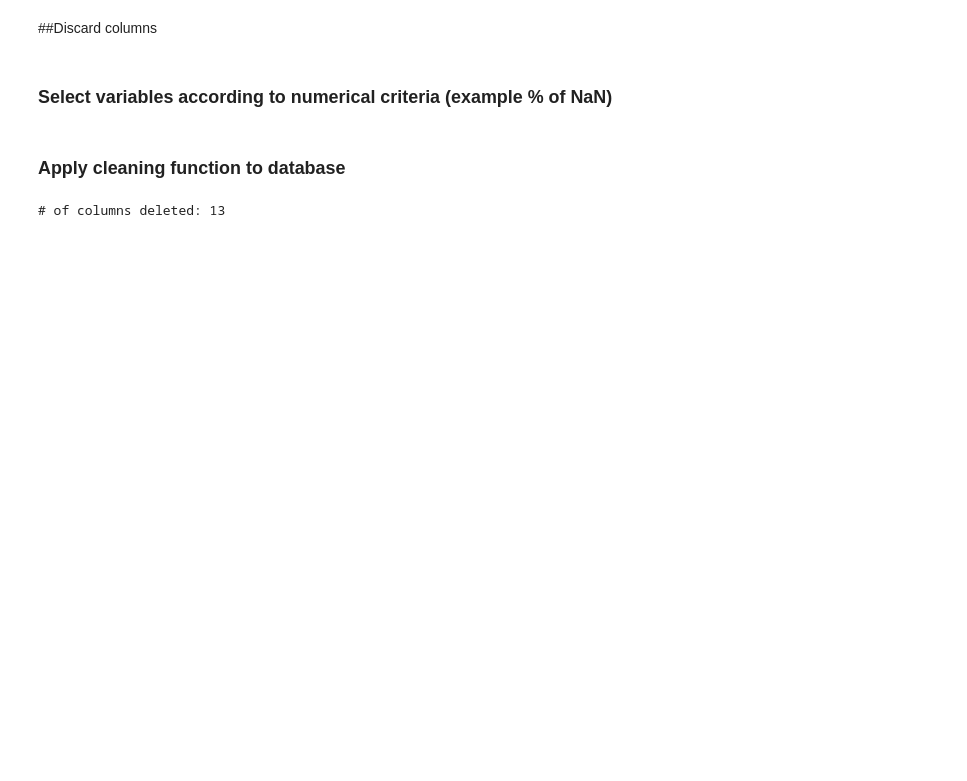
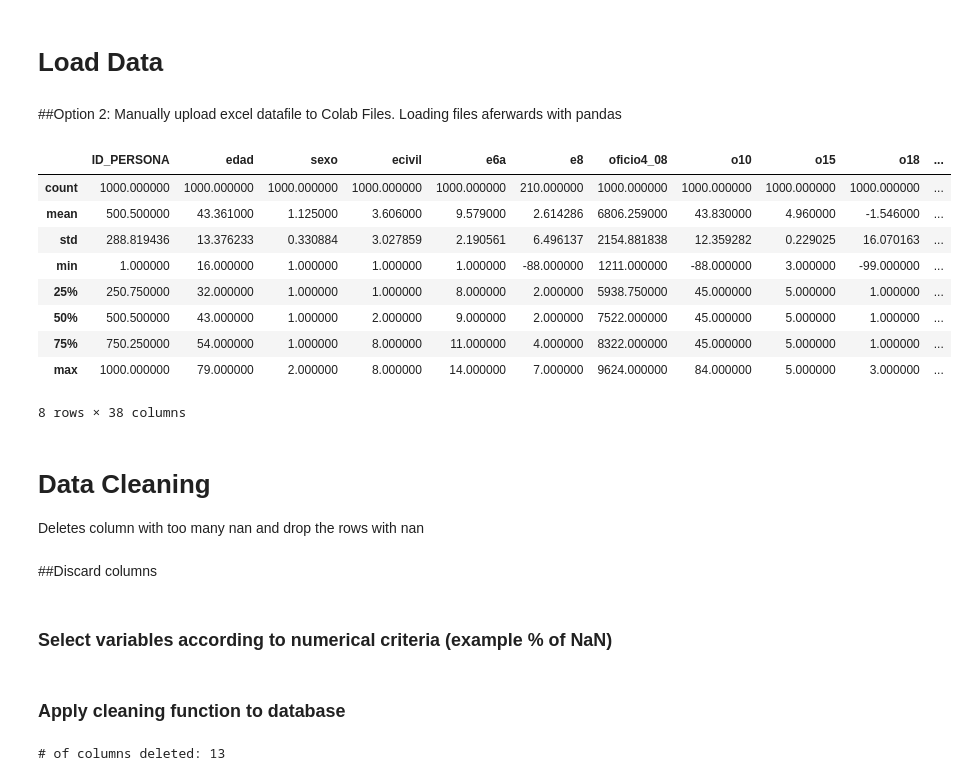
Before and after one commit to fabian-andesite/corma, a Jupyter notebook: BrechaSalarialForestalOficial.ipynb, the cells around one changed output. Drawn from its saved outputs; the diff is of its cells as text; code cells hidden in the pictures; blank space fills up the shorter version.

```diff
--- a/BrechaSalarialForestalOficial.ipynb
+++ b/BrechaSalarialForestalOficial.ipynb
@@ -24 +8,24 @@ data.describe()
+# %% [markdown]
+# Load Data
+# %% [markdown]
+##Option 2: Manually upload excel datafile to Colab Files. Loading files aferwards with pandas
+# %%
+data_path = "base-de-datos-concursantes.xlsx"
+tab_name = "DATOS"
+data = pd.read_excel(data_path, sheet_name=tab_name)
+data.describe()
+# %% [output]
+|  | ID_PERSONA | edad | sexo | ecivil | e6a | e8 | oficio4_08 | o10 | o15 | o18 | ... |
+| count | 1000.000000 | 1000.000000 | 1000.000000 | 1000.000000 | 1000.000000 | 210.000000 | 1000.000000 | 1000.000000 | 1000.000000 | 1000.000000 | ... |
+| mean | 500.500000 | 43.361000 | 1.125000 | 3.606000 | 9.579000 | 2.614286 | 6806.259000 | 43.830000 | 4.960000 | -1.546000 | ... |
+| std | 288.819436 | 13.376233 | 0.330884 | 3.027859 | 2.190561 | 6.496137 | 2154.881838 | 12.359282 | 0.229025 | 16.070163 | ... |
+| min | 1.000000 | 16.000000 | 1.000000 | 1.000000 | 1.000000 | -88.000000 | 1211.000000 | -88.000000 | 3.000000 | -99.000000 | ... |
+| 25% | 250.750000 | 32.000000 | 1.000000 | 1.000000 | 8.000000 | 2.000000 | 5938.750000 | 45.000000 | 5.000000 | 1.000000 | ... |
+| 50% | 500.500000 | 43.000000 | 1.000000 | 2.000000 | 9.000000 | 2.000000 | 7522.000000 | 45.000000 | 5.000000 | 1.000000 | ... |
+| 75% | 750.250000 | 54.000000 | 1.000000 | 8.000000 | 11.000000 | 4.000000 | 8322.000000 | 45.000000 | 5.000000 | 1.000000 | ... |
+| max | 1000.000000 | 79.000000 | 2.000000 | 8.000000 | 14.000000 | 7.000000 | 9624.000000 | 84.000000 | 5.000000 | 3.000000 | ... |
+8 rows × 38 columns
+# %% [markdown]
+# Data Cleaning
+Deletes column with too many nan and drop the rows with nan
 # %% [markdown]
```
Also changed, not shown: parts of 21 cells of this notebook.
